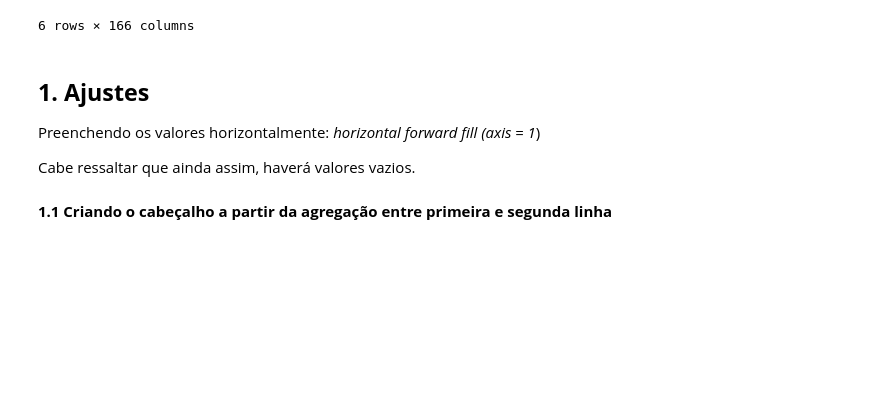
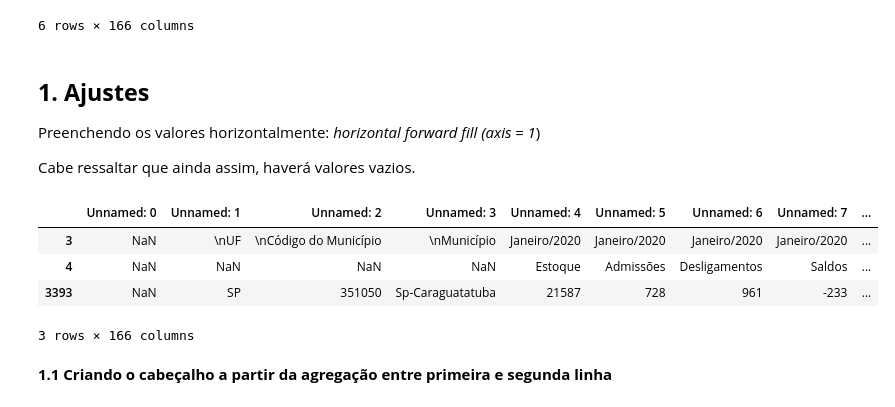
Before and after one commit to rafaelbuzi/Limpeza-de-Dados, a Jupyter notebook: litoral_norte_CAGED.ipynb, the cells around one changed output. Saved outputs shown, nothing was run; the diff lists cells and outputs as text; code cells hidden in the pictures; blank space fills up the shorter version.

```diff
--- a/litoral_norte_CAGED.ipynb
+++ b/litoral_norte_CAGED.ipynb
@@ -72,6 +72,14 @@ Preenchendo os valores horizontalmente: *horizontal forward fill (axis = 1*)
 Cabe ressaltar que ainda assim, haverá valores vazios.
 # %%
 df_ss = df_ss.ffill(axis=1)
+# %%
+df_ss.head(3)
+# %% [output]
+|  | Unnamed: 0 | Unnamed: 1 | Unnamed: 2 | Unnamed: 3 | Unnamed: 4 | Unnamed: 5 | Unnamed: 6 | Unnamed: 7 | ... |
+| 3 | NaN | \nUF | \nCódigo do Município | \nMunicípio | Janeiro/2020 | Janeiro/2020 | Janeiro/2020 | Janeiro/2020 | ... |
+| 4 | NaN | NaN | NaN | NaN | Estoque | Admissões | Desligamentos | Saldos | ... |
+| 3393 | NaN | SP | 351050 | Sp-Caraguatatuba | 21587 | 728 | 961 | -233 | ... |
+3 rows × 166 columns
 # %% [markdown]
 **1.1 Criando o cabeçalho a partir da agregação entre primeira e segunda linha**
 # %%
```
Also changed, not shown: parts of 9 cells of this notebook.
